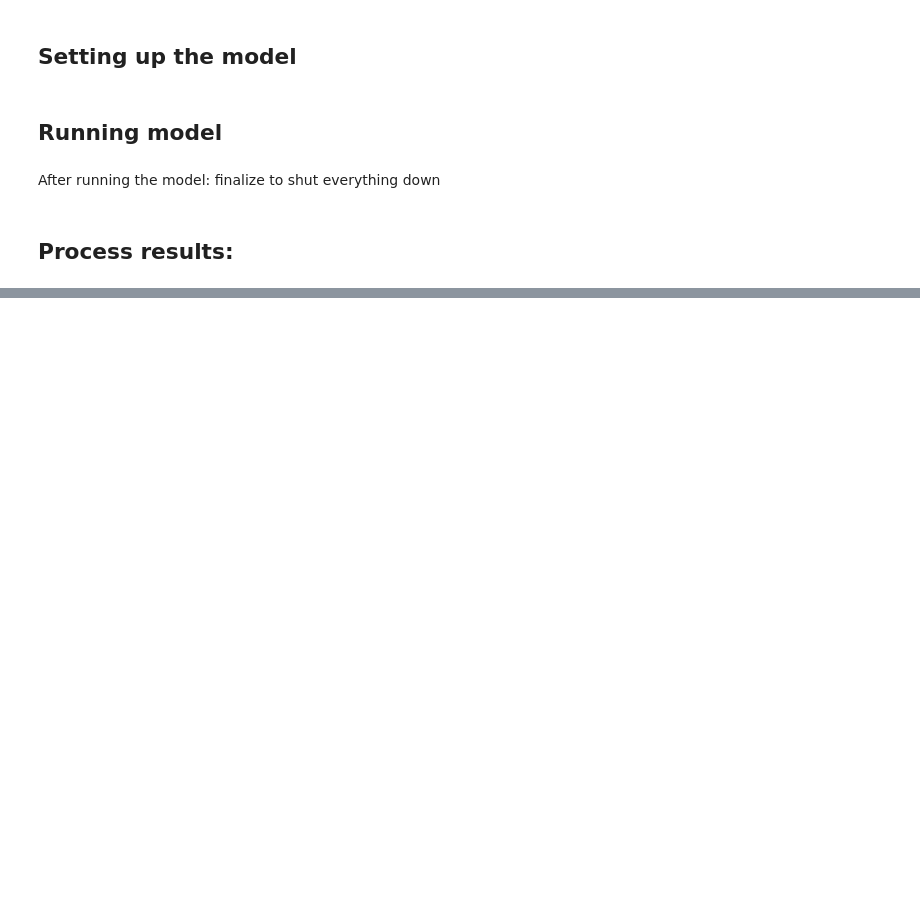
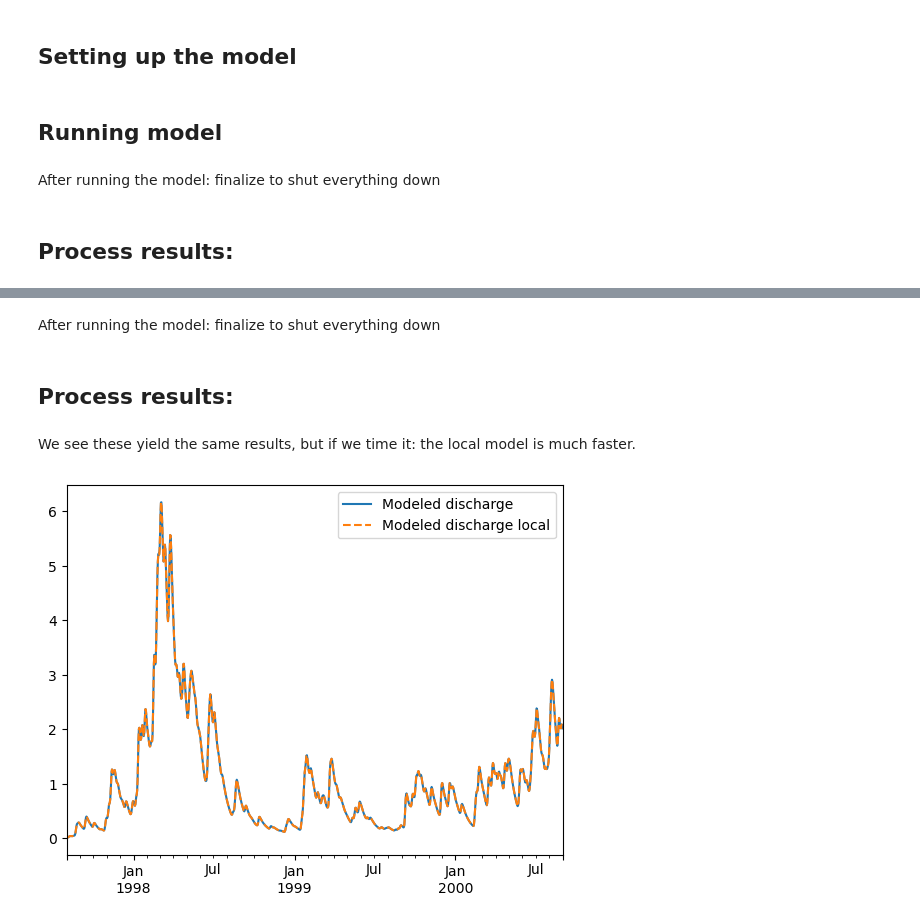
Before and after one commit to Daafip/ewatercycle-hbv, a Jupyter notebook: docs/example_model_run_HBV.ipynb, the cells around one changed output, grey strips where cells are left out. Cells and saved outputs as stored; diff of their text form; code cells hidden in the pictures; blank space fills up the shorter version.

```diff
--- a/docs/example_model_run_HBV.ipynb
+++ b/docs/example_model_run_HBV.ipynb
@@ -103,0 +120,2 @@ ax.legend(bbox_to_anchor=(1,1));
+# %%
+model = HBVLocal(forcing=camels_forcing)
@@ -103,0 +131,9 @@ ax.legend(bbox_to_anchor=(1,1));
+# %%
+Q_m = []
+time = []
+while model.time < model.end_time:
+    model.update()
+    Q_m.append(model.get_value("Q"))
+    time.append(pd.Timestamp(model.time_as_datetime.date()))
+# %% [markdown]
+After running the model: finalize to shut everything down
@@ -103,0 +142,13 @@ ax.legend(bbox_to_anchor=(1,1));
+# %% [markdown]
+## Process results:
+# %% [markdown]
+We see these yield the same results, but if we time it: the local model is much faster.
+# %%
+df_local = pd.DataFrame(data=Q_m,columns=["Modeled discharge local"],index=time)
+# %%
+fig, ax = plt.subplots(1,1)
+df.plot(ax=ax)
+df_local.plot(ax=ax,ls="--")
+ax.legend(bbox_to_anchor=(1,1));
+# %% [output]
+[figure, added]
```
Also changed, not shown: parts of 16 cells of this notebook, 1 other file.
